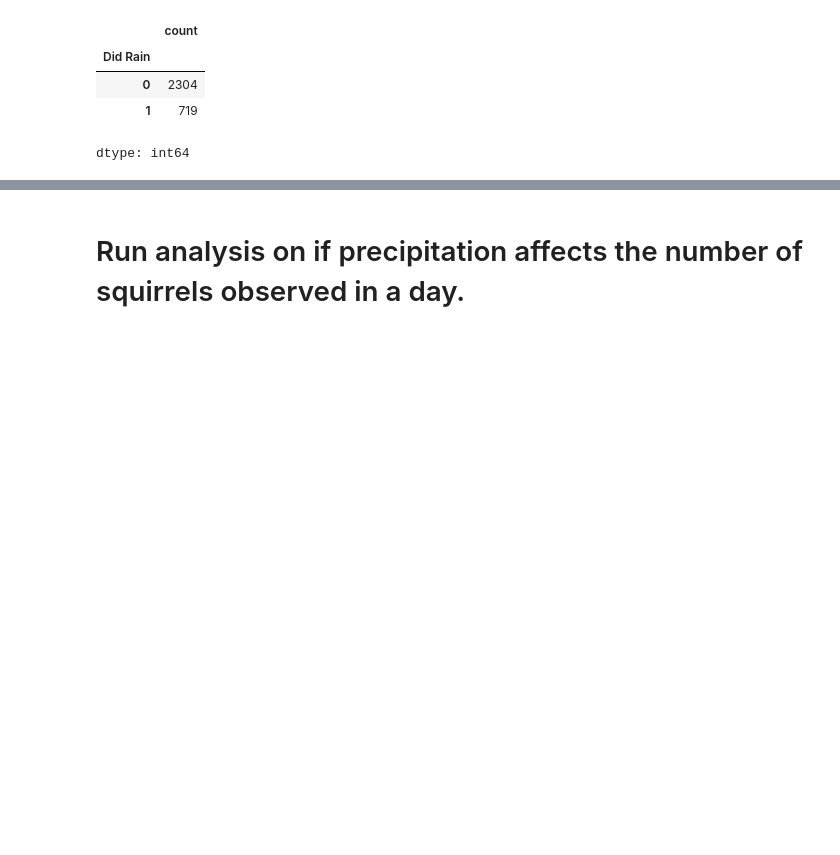
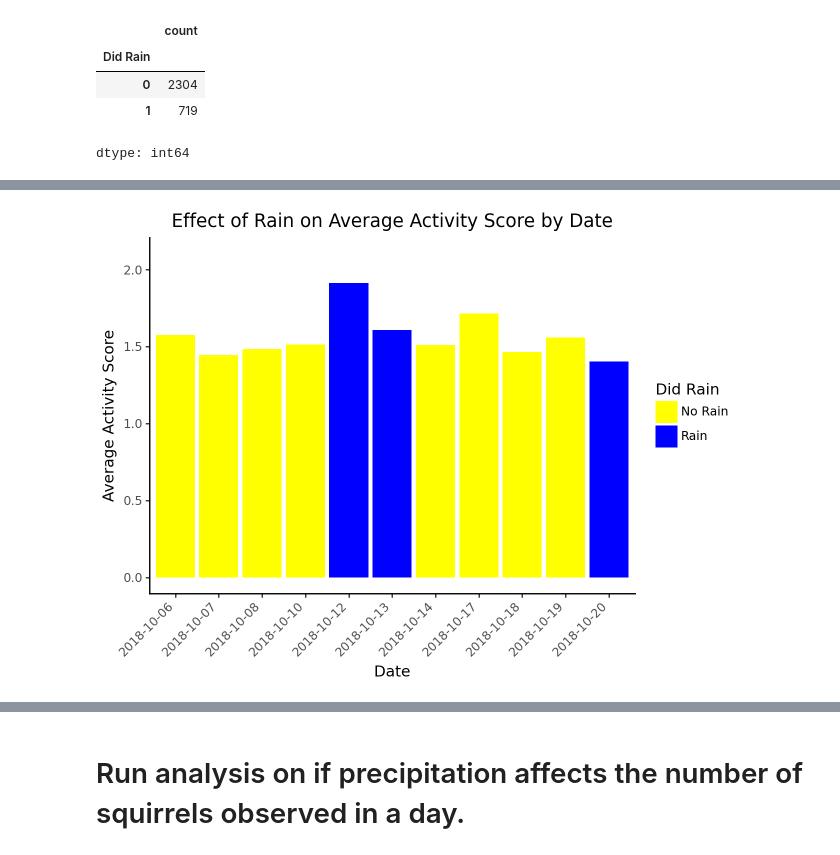
Before and after one commit to envirodatascience/final-project-go-squirrels, a Jupyter notebook: Sophie's_Squirrel_Notebook.ipynb, the cells around one changed output, grey strips where cells are left out. Cells and saved outputs as stored; diff of their text form; code cells hidden in the pictures; blank space fills up the shorter version.

```diff
--- a/Sophie's_Squirrel_Notebook.ipynb
+++ b/Sophie's_Squirrel_Notebook.ipynb
@@ -241,3 +263,15 @@ print(No_Rain_Activity.mean())
+# %%
+(
+    ggplot(merged_df, aes(x='Date_str', y='Avg Activity Score', fill='Did Rain'))  # Use 'Avg Activity Score' here
+    + geom_col()
+    + scale_fill_manual(values=['yellow', 'blue'], labels=['No Rain', 'Rain'])
+    + theme_classic()
+    + theme(axis_text_x=element_text(rotation=45, hjust=1))
+    + labs(title="Effect of Rain on Average Activity Score by Date", x="Date", y="Average Activity Score")  # Update y-axis label
+    + scale_y_continuous(limits=(0, merged_df['Avg Activity Score'].max() * 1.1))  # Adjust y-axis limits
+)
+# %% [output]
+[figure, added]
 # %%
 t_stat, p_value = stats.ttest_ind(Rain_Activity, No_Rain_Activity)
 print(f"t-statistic: {t_stat}")
```
Also changed, not shown: parts of 12 cells of this notebook.
